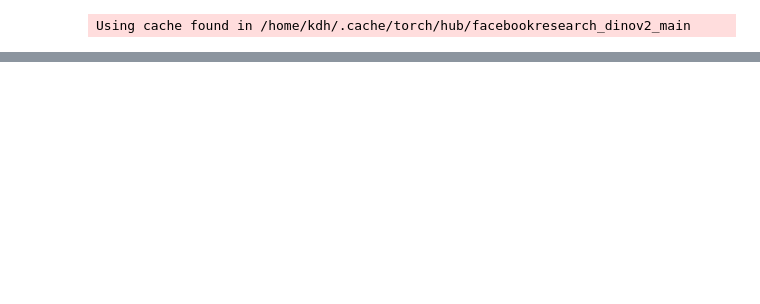
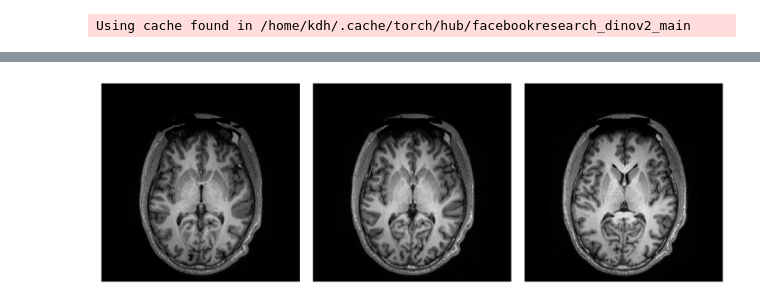
Before and after one commit to kdh-yu/BME_Capstone1, a Jupyter notebook: notebook/RAFS.ipynb, the cells around one changed output, grey strips where cells are left out. Saved outputs shown, nothing was run; the diff lists cells and outputs as text; code cells hidden in the pictures; blank space fills up the shorter version.

```diff
--- a/notebook/RAFS.ipynb
+++ b/notebook/RAFS.ipynb
@@ -18,0 +27,9 @@ mask = model(tmp)
+# %%
+plt.figure(dpi=300, figsize=(12, 4))
+for i in range(3):
+    plt.subplot(1, 3, i+1)
+    plt.imshow(retrieved['image'][i].permute(1,2,0))
+    plt.axis('off')
+plt.tight_layout()
+# %% [output]
+[figure, added]
```
Also changed, not shown: parts of 16 cells of this notebook, 40 other files.
